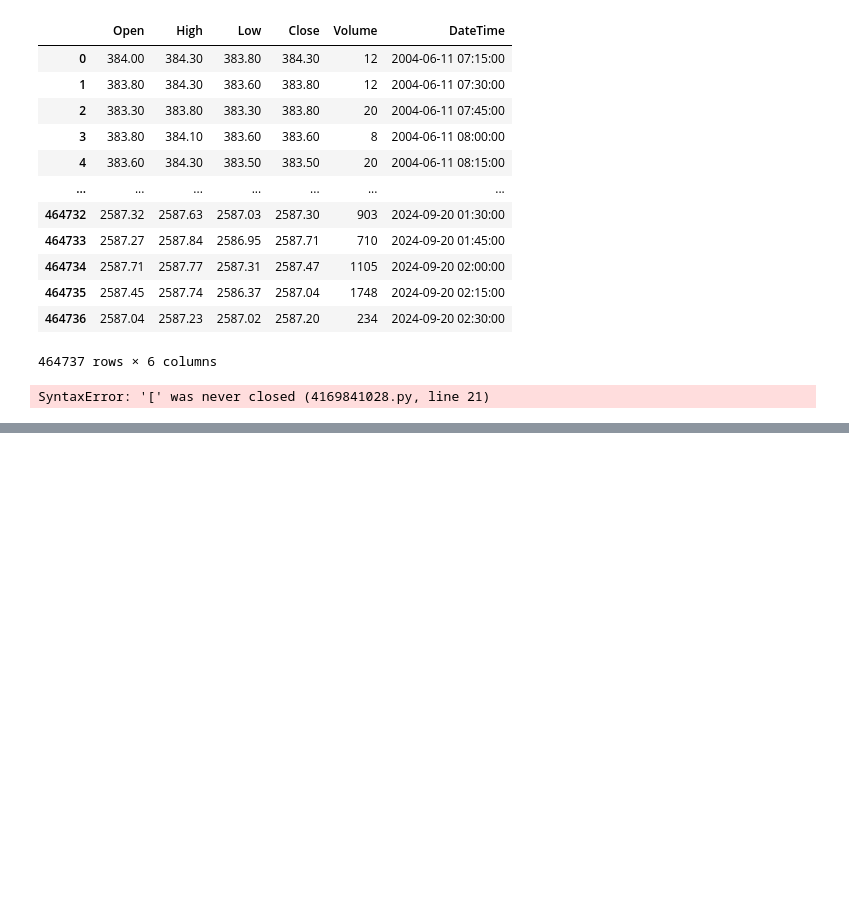
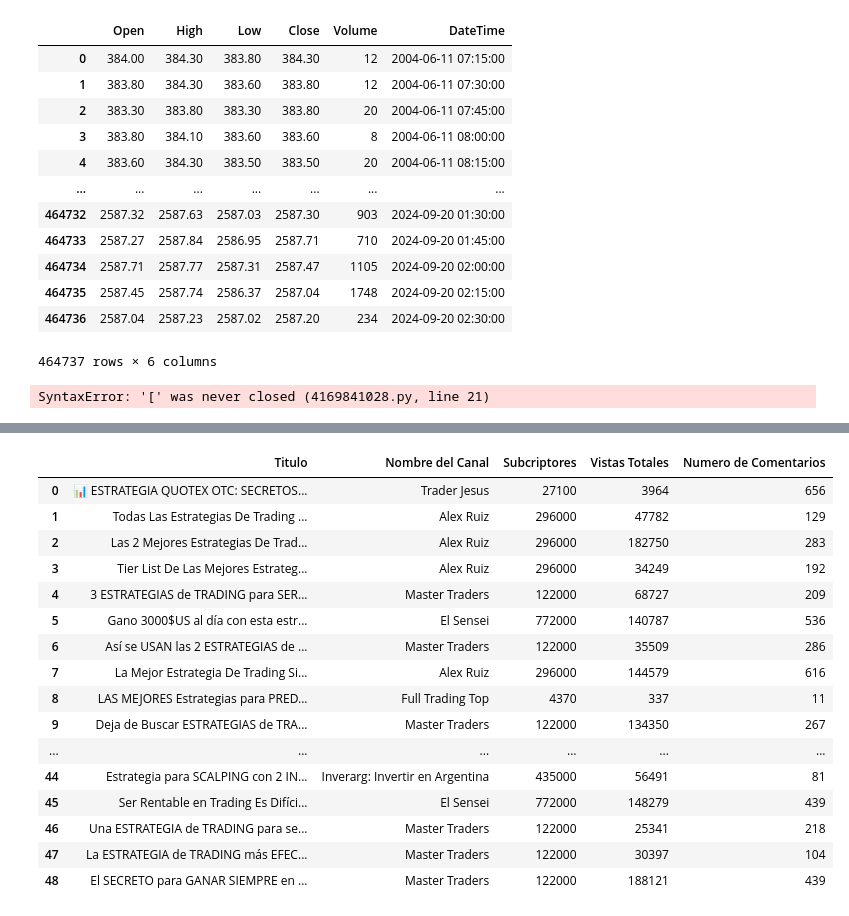
Before and after one commit to Ares-Infenus/An-lisis-Cr-tico-de-Estrategias-de-Trading-de-Oro-Comparaci-n-de-M-todos-Populares-en-Temporalidades, a Jupyter notebook: Cleaning.ipynb, the cells around one changed output, grey strips where cells are left out. Drawn from its saved outputs; the diff is of its cells as text; code cells hidden in the pictures; blank space fills up the shorter version.

```diff
--- a/Cleaning.ipynb
+++ b/Cleaning.ipynb
@@ -83,0 +191,21 @@ SyntaxError: '[' was never closed (4169841028.py, line 21)
+# %%
+#Calculo del ratio
+df['Ratio_Alcance'] = df[]
+# %% [output]
+|  | Titulo | Nombre del Canal | Subcriptores | Vistas Totales | Numero de Comentarios |
+| 0 | 📊 ESTRATEGIA QUOTEX OTC: SECRETOS... | Trader Jesus | 27100 | 3964 | 656 |
+| 1 | Todas Las Estrategias De Trading ... | Alex Ruiz | 296000 | 47782 | 129 |
+| 2 | Las 2 Mejores Estrategias De Trad... | Alex Ruiz | 296000 | 182750 | 283 |
+| 3 | Tier List De Las Mejores Estrateg... | Alex Ruiz | 296000 | 34249 | 192 |
+| 4 | 3 ESTRATEGIAS de TRADING para SER... | Master Traders | 122000 | 68727 | 209 |
+| 5 | Gano 3000$US al día con esta estr... | El Sensei | 772000 | 140787 | 536 |
+| 6 | Así se USAN las 2 ESTRATEGIAS de ... | Master Traders | 122000 | 35509 | 286 |
+| 7 | La Mejor Estrategia De Trading Si... | Alex Ruiz | 296000 | 144579 | 616 |
+| 8 | LAS MEJORES Estrategias para PRED... | Full Trading Top | 4370 | 337 | 11 |
+| 9 | Deja de Buscar ESTRATEGIAS de TRA... | Master Traders | 122000 | 134350 | 267 |
+| ... | ... | ... | ... | ... | ... |
+| 44 | Estrategia para SCALPING con 2 IN... | Inverarg: Invertir en Argentina | 435000 | 56491 | 81 |
+| 45 | Ser Rentable en Trading Es Difíci... | El Sensei | 772000 | 148279 | 439 |
+| 46 | Una ESTRATEGIA de TRADING para se... | Master Traders | 122000 | 25341 | 218 |
+| 47 | La ESTRATEGIA de TRADING más EFEC... | Master Traders | 122000 | 30397 | 104 |
+| 48 | El SECRETO para GANAR SIEMPRE en ... | Master Traders | 122000 | 188121 | 439 |
```
Also changed, not shown: parts of 2 cells of this notebook, 1 other file.
